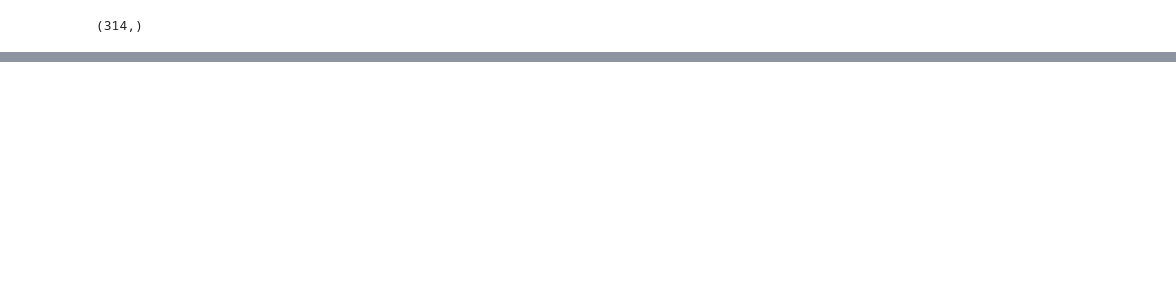
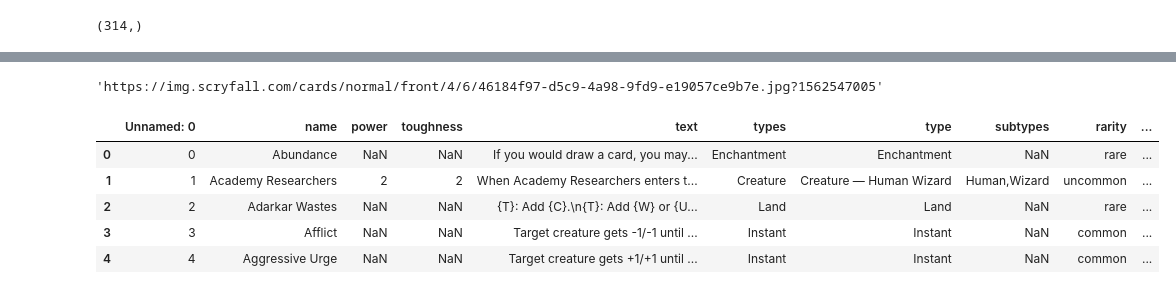
Before and after one commit to EduardoLPaez/EDH-recomend-project, a Jupyter notebook: cleaning.ipynb, the cells around one changed output, grey strips where cells are left out. Drawn from its saved outputs; the diff is of its cells as text; code cells hidden in the pictures; blank space fills up the shorter version.

```diff
--- a/cleaning.ipynb
+++ b/cleaning.ipynb
@@ -111,0 +126,30 @@ dtype: int64
+# %%
+import pandas as pd
+import numpy as np
+import requests
+from time import sleep
+import json
+
+scryfall_end = 'https://api.scryfall.com'
+
+def get_img(url):
+    sleep(3)
+    get_ = requests.get(url)
+    json_ = json.loads(get_.text)
+    return json_['image_uris']['normal']
+
+df = mtg_modern['scryfallId']
+i = f'{scryfall_end}/cards/{df[0]}'
+get_img(i)
+# %% [output]
+'https://img.scryfall.com/cards/normal/front/4/6/46184f97-d5c9-4a98-9fd9-e19057ce9b7e.jpg?1562547005'
+# %%
+df1 = pd.read_csv('mtg_modern_clean.csv')
+df1.head()
+# %% [output]
+|  | Unnamed: 0 | name | power | toughness | text | types | type | subtypes | rarity | ... |
+| 0 | 0 | Abundance | NaN | NaN | If you would draw a card, you may... | Enchantment | Enchantment | NaN | rare | ... |
+| 1 | 1 | Academy Researchers | 2 | 2 | When Academy Researchers enters t... | Creature | Creature — Human Wizard | Human,Wizard | uncommon | ... |
+| 2 | 2 | Adarkar Wastes | NaN | NaN | {T}: Add {C}.\n{T}: Add {W} or {U... | Land | Land | NaN | rare | ... |
+| 3 | 3 | Afflict | NaN | NaN | Target creature gets -1/-1 until ... | Instant | Instant | NaN | common | ... |
+| 4 | 4 | Aggressive Urge | NaN | NaN | Target creature gets +1/+1 until ... | Instant | Instant | NaN | common | ... |
```
Also changed, not shown: parts of 12 cells of this notebook, 1 other file.
